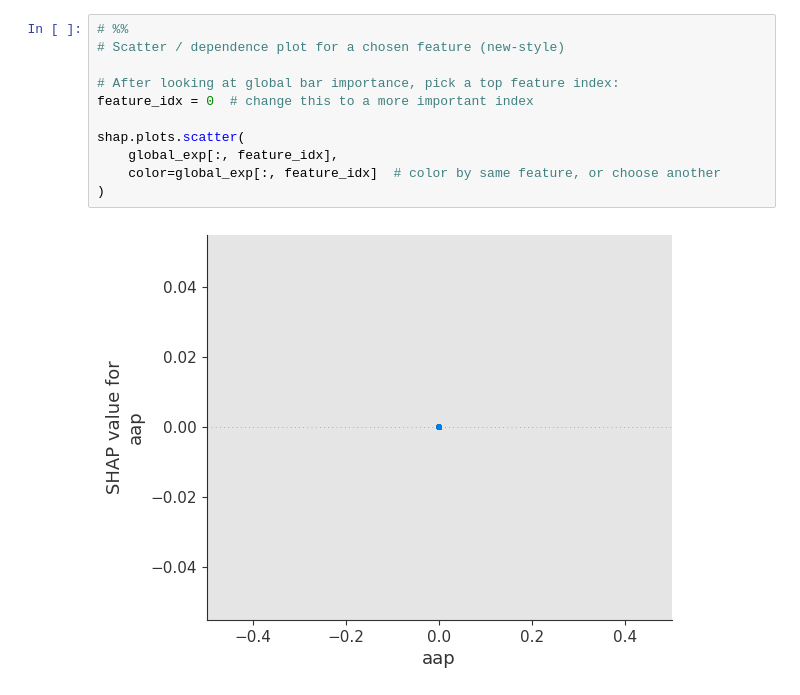
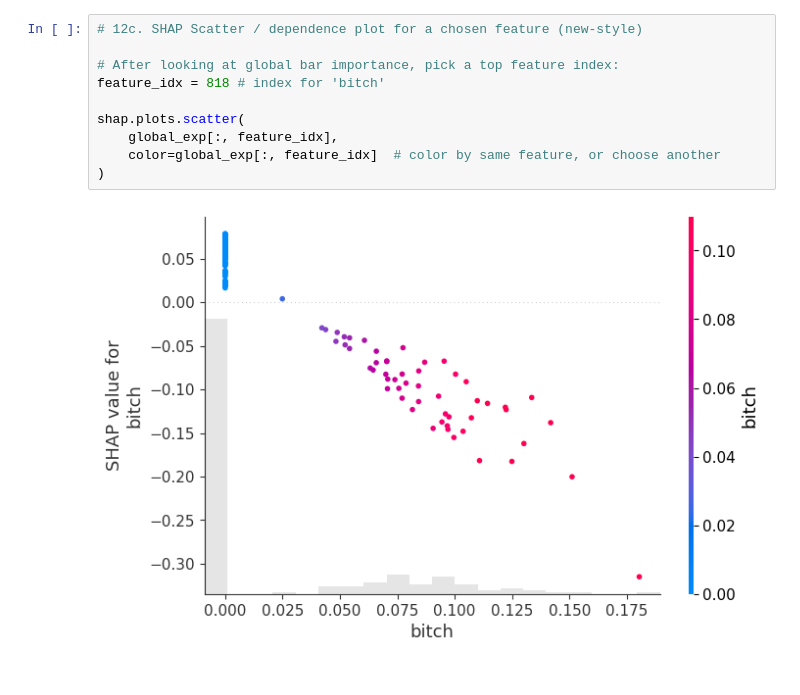
Before and after one commit to adityaSureshCHS/extremism_sentiment_analysis, a Jupyter notebook: extremism_SLP.ipynb, the cells around one changed output. Drawn from its saved outputs; the diff is of its cells as text.

```diff
--- a/extremism_SLP.ipynb
+++ b/extremism_SLP.ipynb
@@ -653,15 +687,14 @@ shap.plots.heatmap(global_exp[top_idx], max_display=20)
 [figure]
 <Axes: xlabel='Instances'>
 # %%
-# %%
-# Scatter / dependence plot for a chosen feature (new-style)
+# 12c. SHAP Scatter / dependence plot for a chosen feature (new-style)
 
 # After looking at global bar importance, pick a top feature index:
-feature_idx = 0  # change this to a more important index
+feature_idx = 818 # index for 'bitch'
 
 shap.plots.scatter(
     global_exp[:, feature_idx],
     color=global_exp[:, feature_idx]  # color by same feature, or choose another
 )
 # %% [output]
-[figure, old version]
+[figure, new version]
```
Also changed, not shown: parts of 49 cells of this notebook, 1 other file.
